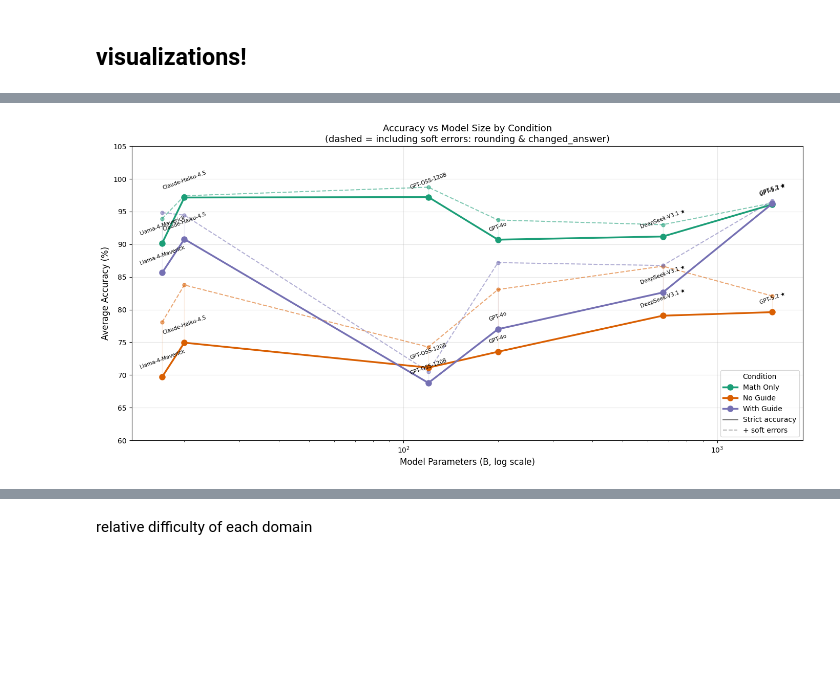
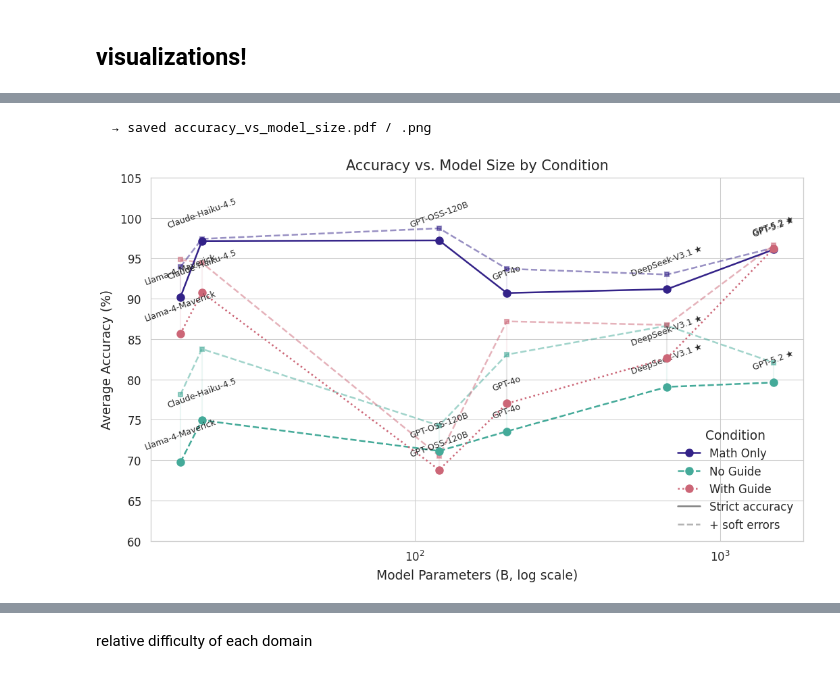
Before and after one commit to janewarren/math_gender, a Jupyter notebook: conversion_test/2_analysis/analysis_new.ipynb, the cells around one changed output, grey strips where cells are left out. Saved outputs shown, nothing was run; the diff lists cells and outputs as text; code cells hidden in the pictures; blank space fills up the shorter version.

```diff
--- a/conversion_test/2_analysis/analysis_new.ipynb
+++ b/conversion_test/2_analysis/analysis_new.ipynb
@@ -22,8 +71,7 @@ MODEL_DISPLAY = {
     'llama-4': 'Llama-4-Maverick',
     'gpt-5.2': 'GPT-5.2 ★',
     'deepseek-v3.1': 'DeepSeek-V3.1 ★',
-    # 'qwen3-235b-thinking': 'Qwen3-235B-Think ★',
-    'qwen3-next-thinking': 'Qwen3-Next-Think ★',
+    'qwen3-235b-thinking': 'Qwen3-235B-Think ★',
     'gpt-oss-120b': 'GPT-OSS-120B',
 }
 
@@ -486,64 +562,55 @@ plt.show()
 # %%
 # Accuracy vs Model Parameter Size — strict (solid) + soft (dashed)
 
 MODEL_PARAMS_B = {
-    'llama-4':              17,
-    'gpt-oss-120b':        120,
-    'claude-haiku-4-5':    20,
-    'gpt-4o':              200,
-    'qwen3-235b-thinking': 235,
-    'deepseek-v3.1':       671,
-    'qwen-coder':          480,
-    'gpt-5.2':             1500,
+    'llama-4': 17, 'gpt-oss-120b': 120, 'claude-haiku-4-5': 20,
+    'gpt-4o': 200, 'qwen3-235b-thinking': 235, 'deepseek-v3.1': 671,
+    'qwen-coder': 480, 'gpt-5.2': 1500,
 }
 
 line_df = (
     df_all.groupby(['model', 'condition'])
     .agg(strict=('is_correct', 'mean'), soft=('is_correct_soft', 'mean'))
-    .mul(100)
-    .reset_index()
+    .mul(100).reset_index()
 )
 line_df = line_df[~line_df['model'].str.contains('qwen')]
 line_df['params_b'] = line_df['model'].map(MODEL_PARAMS_B)
 
-cond_order = ['math_only', 'in_domain_no_guide', 'in_domain_with_guide']
-cond_labels = {'math_only': 'Math Only', 'in_domain_no_guide': 'No Guide', 'in_domain_with_guide': 'With Guide'}
-cond_colors = {'math_only': '#1b9e77', 'in_domain_no_guide': '#d95f02', 'in_domain_with_guide': '#7570b3'}
+fig, ax = plt.subplots(figsize=(PAGE_W, PAGE_W / GOLDEN))
 
-fig, ax = plt.subplots(figsize=(14, 7))
-
-for cond in cond_order:
+for cond in COND_ORDER:
     sub = line_df[line_df['condition'] == cond].sort_values('params_b')
-    ax.plot(sub['params_b'], sub['strict'], marker='o', linewidth=2.5,
-            markersize=8, label=cond_labels[cond], color=cond_colors[cond], zorder=3)
-    ax.plot(sub['params_b'], sub['soft'], marker='o', linewidth=1.5,
-            markersize=5, linestyle='--', color=cond_colors[cond], alpha=0.55, zorder=2)
+    ax.plot(sub['params_b'], sub['strict'], marker='o',
+            label=COND_LABELS[cond], color=COND_COLORS[cond], zorder=3)
+    ax.plot(sub['params_b'], sub['soft'], marker='s', markersize=3,
+            linestyle='--', color=COND_COLORS[cond], alpha=0.50, zorder=2)
 
     for _, row in sub.iterrows():
-        gap = row['soft'] - row['strict']
         display = MODEL_DISPLAY.get(row['model'], row['model'])
         ax.annotate(display, (row['params_b'], row['strict']),
-                    textcoords='offset points', xytext=(0, 10),
-                    fontsize=7.5, ha='center', va='bottom', rotation=20)
+                    textcoords='offset points', xytext=(0, 8),
+                    fontsize=6, ha='center', va='bottom', rotation=20)
+        gap = row['soft'] - row['strict']
         if gap > 0.3:
             ax.fill_between([row['params_b']], row['strict'], row['soft'],
-                            color=cond_colors[cond], alpha=0.12)
+                            color=COND_COLORS[cond], alpha=0.10)
 
-ax.plot([], [], linestyle='-', color='gray', linewidth=2, label='Strict accuracy')
-ax.plot([], [], linestyle='--', color='gray', linewidth=1.5, alpha=0.6, label='+ soft errors')
+ax.plot([], [], ls='-', color='gray', label='Strict accuracy')
+ax.plot([], [], ls='--', color='gray', alpha=0.6, label='+ soft errors')
 
 ax.set_xscale('log')
-ax.set_xlabel('Model Parameters (B, log scale)', fontsize=12)
-ax.set_ylabel('Average Accuracy (%)', fontsize=12)
-ax.set_title('Accuracy vs Model Size by Condition\n(dashed = including soft errors: rounding & changed_answer)', fontsize=13)
-ax.legend(title='Condition', fontsize=10)
-ax.grid(alpha=0.3)
+ax.set_xlabel('Model Parameters (B, log scale)')
+ax.set_ylabel('Average Accuracy (%)')
+ax.set_title('Accuracy vs. Model Size by Condition')
+ax.legend(title='Condition', framealpha=0.9)
 ax.set_ylim(60, 105)
 
 plt.tight_layout()
+save_fig(fig, 'accuracy_vs_model_size')
 plt.show()
 # %% [output]
+  → saved accuracy_vs_model_size.pdf / .png
-[figure, old version]
+[figure, new version]
 # %%
 # heatmaps — strict accuracy colored, soft accuracy annotated below
 
```
Also changed, not shown: parts of 23 cells of this notebook, 59 other files.
